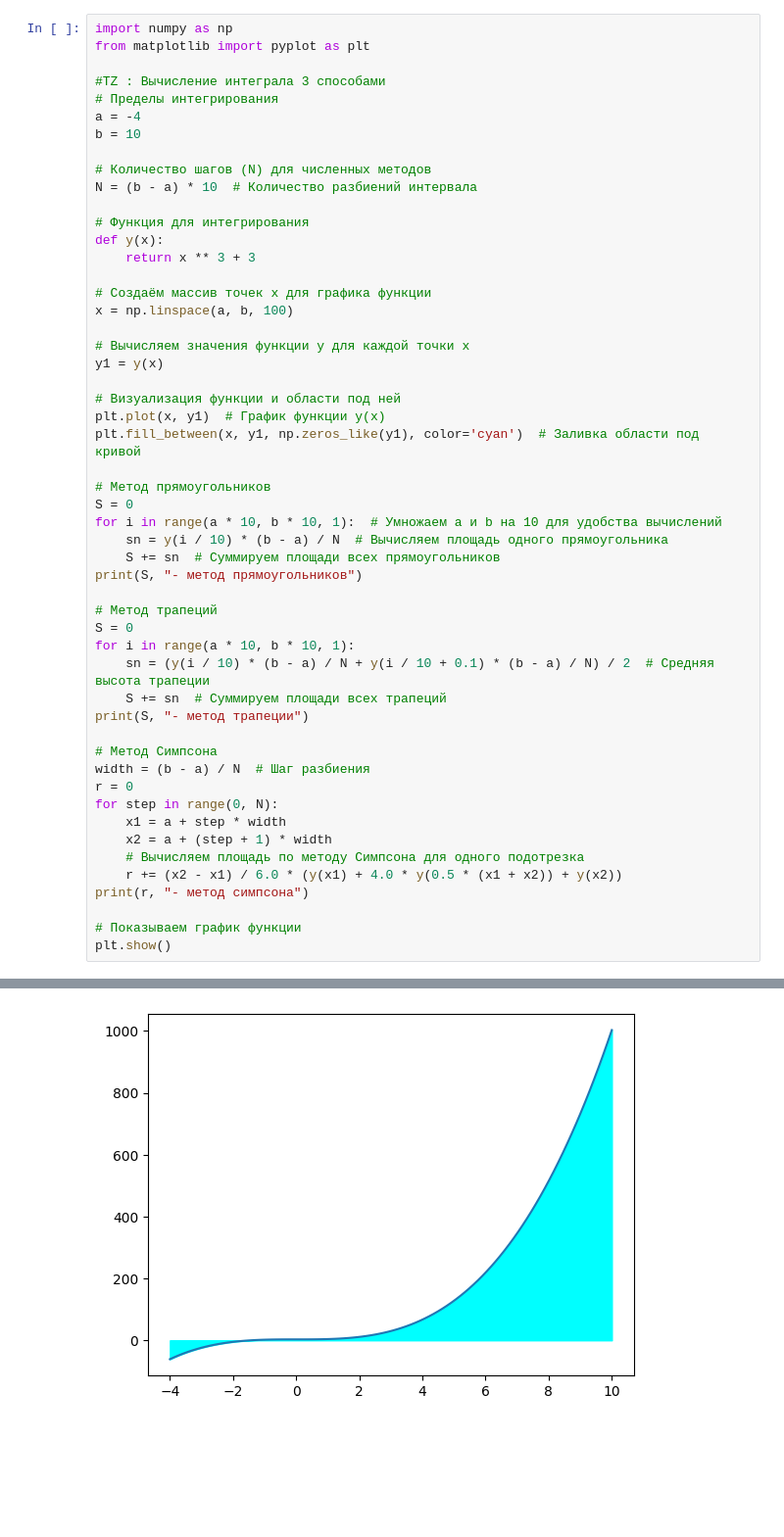
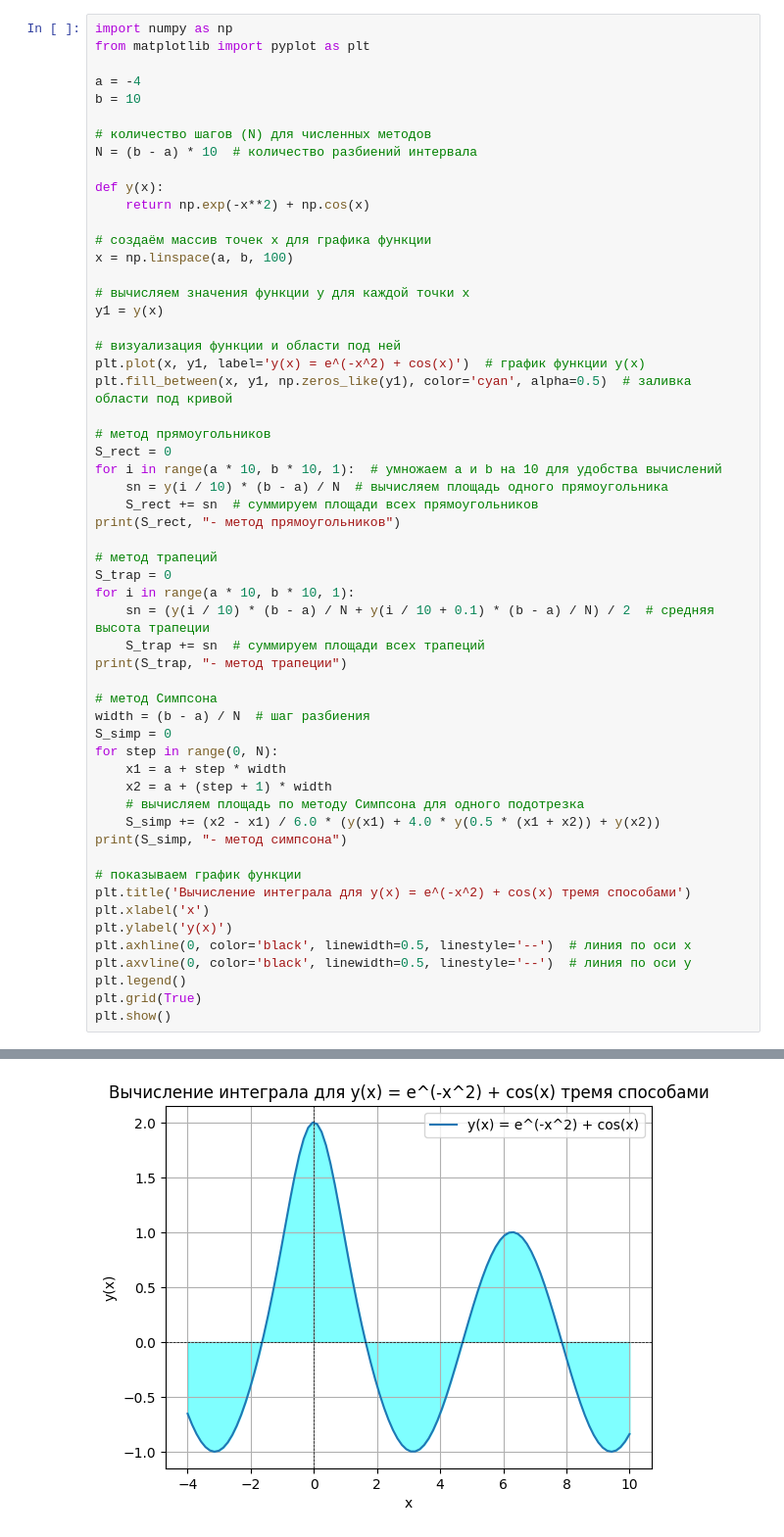
Before and after one commit to flake313/Malashin, a Jupyter notebook: 7&8.ipynb, the cells around one changed output, grey strips where cells are left out. Shown at 98% size. Drawn from its saved outputs; the diff is of its cells as text; blank space fills up the shorter version.

```diff
--- a/7&8.ipynb
+++ b/7&8.ipynb
@@ -80,52 +86,56 @@ plt.show()
 import numpy as np
 from matplotlib import pyplot as plt
 
-#TZ : Вычисление интеграла 3 способами
-# Пределы интегрирования
 a = -4
 b = 10
 
-# Количество шагов (N) для численных методов
-N = (b - a) * 10  # Количество разбиений интервала
+# количество шагов (N) для численных методов
+N = (b - a) * 10  # количество разбиений интервала
 
-# Функция для интегрирования
 def y(x):
-    return x ** 3 + 3
+    return np.exp(-x**2) + np.cos(x)
 
-# Создаём массив точек x для графика функции
+# создаём массив точек x для графика функции
 x = np.linspace(a, b, 100)
 
-# Вычисляем значения функции y для каждой точки x
+# вычисляем значения функции y для каждой точки x
 y1 = y(x)
 
-# Визуализация функции и области под ней
-plt.plot(x, y1)  # График функции y(x)
-plt.fill_between(x, y1, np.zeros_like(y1), color='cyan')  # Заливка области под кривой
+# визуализация функции и области под ней
+plt.plot(x, y1, label='y(x) = e^(-x^2) + cos(x)')  # график функции y(x)
+plt.fill_between(x, y1, np.zeros_like(y1), color='cyan', alpha=0.5)  # заливка области под кривой
 
-# Метод прямоугольников
-S = 0
-for i in range(a * 10, b * 10, 1):  # Умножаем a и b на 10 для удобства вычислений
-    sn = y(i / 10) * (b - a) / N  # Вычисляем площадь одного прямоугольника
-    S += sn  # Суммируем площади всех прямоугольников
-print(S, "- метод прямоугольников")
+# метод прямоугольников
+S_rect = 0
+for i in range(a * 10, b * 10, 1):  # умножаем a и b на 10 для удобства вычислений
+    sn = y(i / 10) * (b - a) / N  # вычисляем площадь одного прямоугольника
+    S_rect += sn  # суммируем площади всех прямоугольников
+print(S_rect, "- метод прямоугольников")
 
-# Метод трапеций
-S = 0
+# метод трапеций
+S_trap = 0
 for i in range(a * 10, b * 10, 1):
-    sn = (y(i / 10) * (b - a) / N + y(i / 10 + 0.1) * (b - a) / N) / 2  # Средняя высота трапеции
-    S += sn  # Суммируем площади всех трапеций
-print(S, "- метод трапеции")
+    sn = (y(i / 10) * (b - a) / N + y(i / 10 + 0.1) * (b - a) / N) / 2  # средняя высота трапеции
+    S_trap += sn  # суммируем площади всех трапеций
+print(S_trap, "- метод трапеции")
 
-# Метод Симпсона
-width = (b - a) / N  # Шаг разбиения
-r = 0
+# метод Симпсона
+width = (b - a) / N  # шаг разбиения
+S_simp = 0
 for step in range(0, N):
     x1 = a + step * width
     x2 = a + (step + 1) * width
-    # Вычисляем площадь по методу Симпсона для одного подотрезка
-    r += (x2 - x1) / 6.0 * (y(x1) + 4.0 * y(0.5 * (x1 + x2)) + y(x2))
-print(r, "- метод симпсона")
+    # вычисляем площадь по методу Симпсона для одного подотрезка
+    S_simp += (x2 - x1) / 6.0 * (y(x1) + 4.0 * y(0.5 * (x1 + x2)) + y(x2))
+print(S_simp, "- метод симпсона")
 
-# Показываем график функции
+# показываем график функции
+plt.title('Вычисление интеграла для y(x) = e^(-x^2) + cos(x) тремя способами')
+plt.xlabel('x')
+plt.ylabel('y(x)')
+plt.axhline(0, color='black', linewidth=0.5, linestyle='--')  # линия по оси x
+plt.axvline(0, color='black', linewidth=0.5, linestyle='--')  # линия по оси y
+plt.legend()
+plt.grid(True)
 plt.show()
 # %% [output]
@@ -135 +145 @@ plt.show()
-[figure, old version]
+[figure, new version]
```
Also changed, not shown: parts of 2 cells of this notebook.
